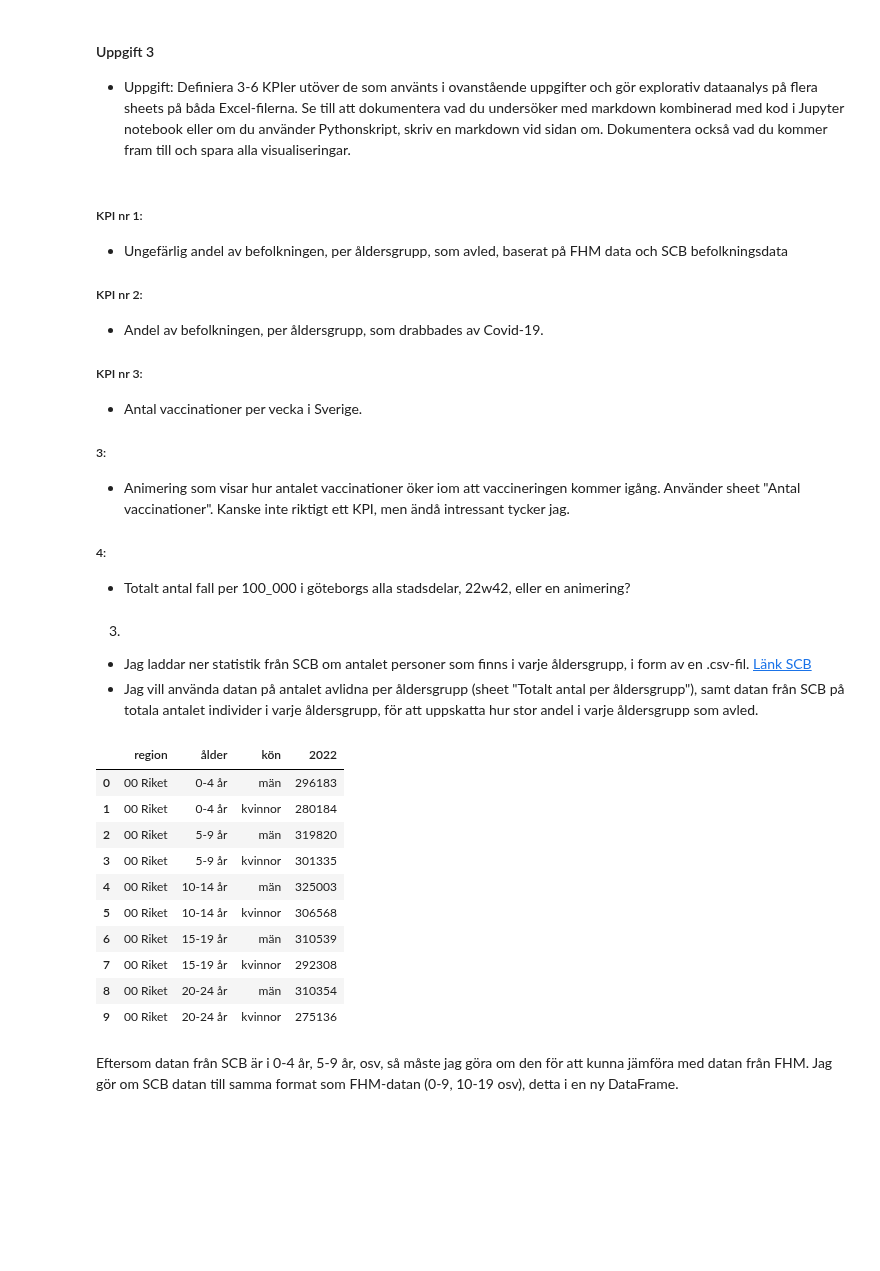
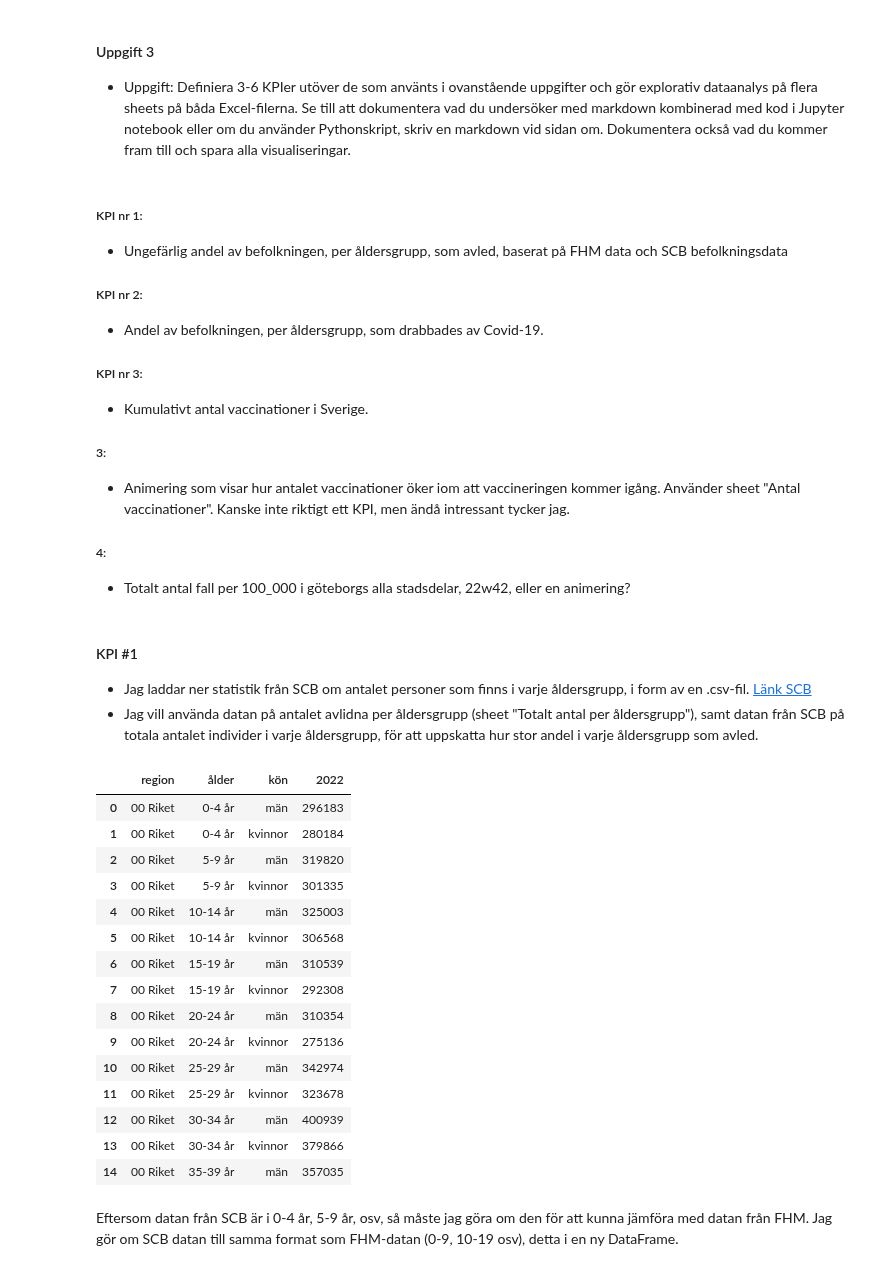
Before and after one commit to dancla240/Databehandling_Daniel_Claesson, a Jupyter notebook: Lab1/Lab1_Daniel_Claesson.ipynb, the cells around one changed output. Cells and saved outputs as stored; diff of their text form; code cells hidden in the pictures; blank space fills up the shorter version.

```diff
--- a/Lab1/Lab1_Daniel_Claesson.ipynb
+++ b/Lab1/Lab1_Daniel_Claesson.ipynb
@@ -458,7 +459,7 @@ px.bar(four_shot_toplot.loc[['Västra Götalands län','Stockholms län']], x='L
 - Andel av befolkningen, per åldersgrupp, som drabbades av Covid-19.
 
 ##### KPI nr 3:
-- Antal vaccinationer per vecka i Sverige.
+- Kumulativt antal vaccinationer i Sverige.
 
 ##### 3:
 - Animering som visar hur antalet vaccinationer öker iom att vaccineringen kommer igång. Använder sheet "Antal vaccinationer". Kanske inte riktigt ett KPI, men ändå intressant tycker jag.
@@ -466,25 +467,30 @@ px.bar(four_shot_toplot.loc[['Västra Götalands län','Stockholms län']], x='L
 ##### 4:
 - Totalt antal fall per 100_000 i göteborgs alla stadsdelar, 22w42, eller en animering?
 # %% [markdown]
-3.
+#### KPI #1
 - Jag laddar ner statistik från SCB om antalet personer som finns i varje åldersgrupp, i form av en .csv-fil. [Länk SCB](https://www.scb.se/hitta-statistik/sverige-i-siffror/manniskorna-i-sverige/befolkningspyramid-for-sverige/#Senaste_aret)
 - Jag vill använda datan på antalet avlidna per åldersgrupp (sheet "Totalt antal per åldersgrupp"), samt datan från SCB på totala antalet individer i varje åldersgrupp, för att uppskatta hur stor andel i varje åldersgrupp som avled.
 # %%
 # Läser in datan jag laddade ner från SCB:
 scb = pd.read_csv("../Data/BE0101N1.csv", encoding='latin-1')
-scb.head(10)
+scb.head(15)
 # %% [output]
 |  | region | ålder | kön | 2022 |
 | 0 | 00 Riket | 0-4 år | män | 296183 |
 | 1 | 00 Riket | 0-4 år | kvinnor | 280184 |
 | 2 | 00 Riket | 5-9 år | män | 319820 |
 | 3 | 00 Riket | 5-9 år | kvinnor | 301335 |
 | 4 | 00 Riket | 10-14 år | män | 325003 |
 | 5 | 00 Riket | 10-14 år | kvinnor | 306568 |
 | 6 | 00 Riket | 15-19 år | män | 310539 |
 | 7 | 00 Riket | 15-19 år | kvinnor | 292308 |
 | 8 | 00 Riket | 20-24 år | män | 310354 |
 | 9 | 00 Riket | 20-24 år | kvinnor | 275136 |
+| 10 | 00 Riket | 25-29 år | män | 342974 |
+| 11 | 00 Riket | 25-29 år | kvinnor | 323678 |
+| 12 | 00 Riket | 30-34 år | män | 400939 |
+| 13 | 00 Riket | 30-34 år | kvinnor | 379866 |
+| 14 | 00 Riket | 35-39 år | män | 357035 |
 # %% [markdown]
 Eftersom datan från SCB är i 0-4 år, 5-9 år, osv, så måste jag göra om den för att kunna jämföra med datan från FHM. Jag gör om SCB datan till samma format som FHM-datan (0-9, 10-19 osv), detta i en ny DataFrame.
 # %%
```
Also changed, not shown: parts of 15 cells of this notebook.
